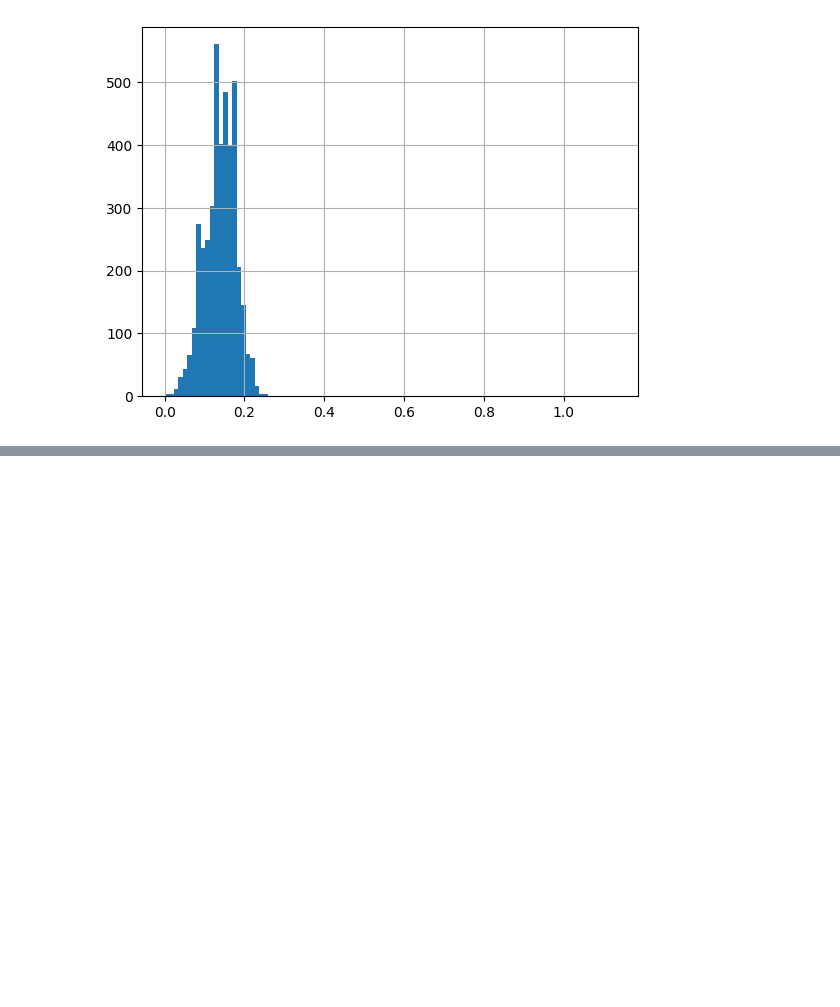
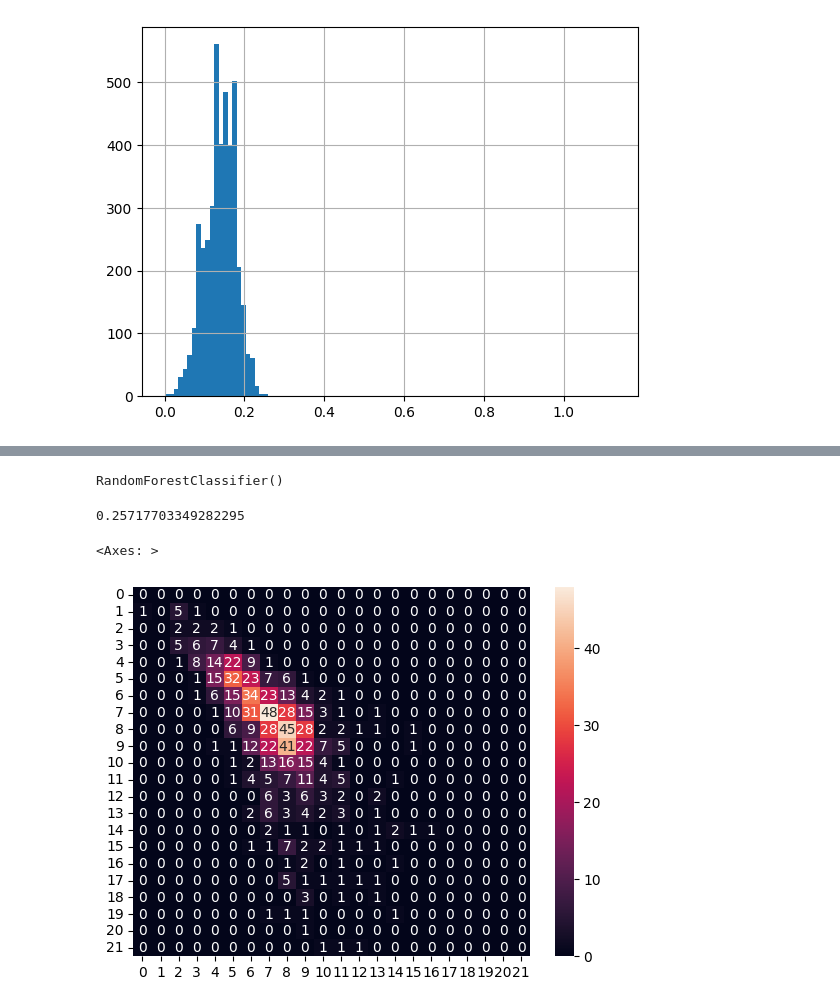
Before and after one commit to kacpersienkiewicz/Abalone-Age-Prediction, a Jupyter notebook: UCIAbaloneAgePrediction.ipynb, the cells around one changed output, grey strips where cells are left out. Saved outputs shown, nothing was run; the diff lists cells and outputs as text; code cells hidden in the pictures; blank space fills up the shorter version.

```diff
--- a/UCIAbaloneAgePrediction.ipynb
+++ b/UCIAbaloneAgePrediction.ipynb
@@ -114,0 +157,3 @@ X['Height'].hist(bins=100)
+# %%
+X_encoded = pd.get_dummies(X, columns=["Sex"])
+X_encoded.head()
@@ -114,0 +167,20 @@ X['Height'].hist(bins=100)
+# %%
+X_train, X_test, y_train, y_test = train_test_split(X_encoded,y, test_size=0.2)
+RFC = RandomForestClassifier(n_estimators=100)
+RFC.fit(X_train,y_train.values.ravel())
+# %% [output]
+RandomForestClassifier()
+# %%
+y_pred = RFC.predict(X_test)
+# %%
+from sklearn.metrics import accuracy_score
+accuracy_score(y_test, y_pred)
+# %% [output]
+0.25717703349282295
+# %%
+from sklearn.metrics import confusion_matrix
+cm = confusion_matrix(y_test, y_pred)
+sns.heatmap(cm, annot=True)
+# %% [output]
+<Axes: >
+[figure, added]
```
Also changed, not shown: parts of 6 cells of this notebook.
